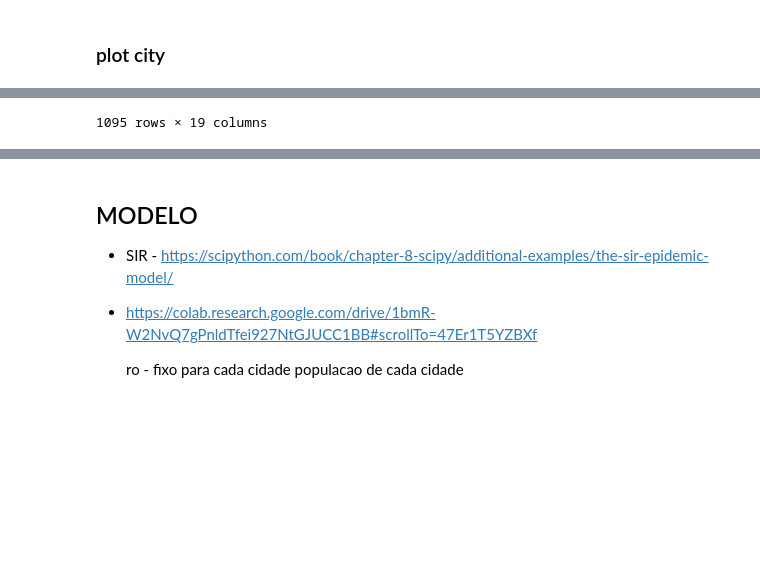
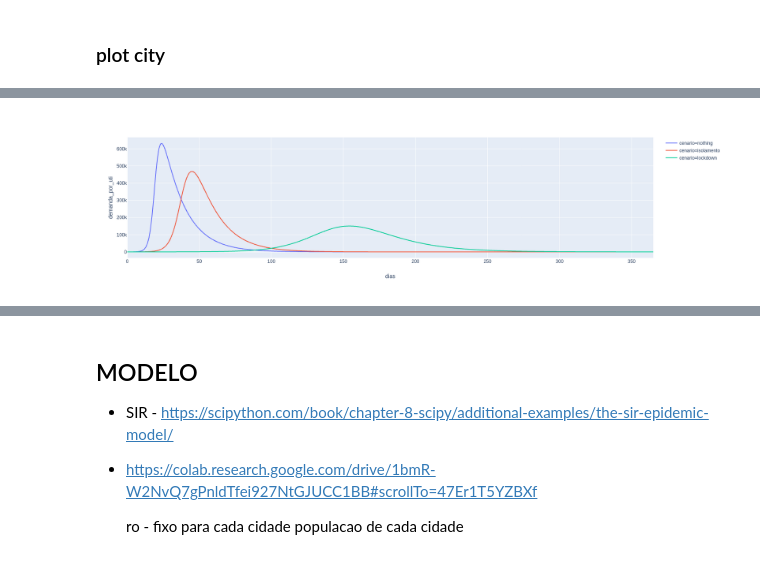
Before and after one commit to JoaoCarabetta/SimulaCovid, a Jupyter notebook: notebooks/tests_model.ipynb, the cells around one changed output, grey strips where cells are left out. Saved outputs shown, nothing was run; the diff lists cells and outputs as text; code cells hidden in the pictures; blank space fills up the shorter version.

```diff
--- a/notebooks/tests_model.ipynb
+++ b/notebooks/tests_model.ipynb
@@ -217,11 +173,13 @@ memory usage: 262.4+ KB
 df_cases2 = pd.read_csv('https://raw.githubusercontent.com/wcota/covid19br/master/cases-brazil-cities-time.csv')
 df_cases2 = df_cases2.sort_values(by='date', ascending=False)
 # %%
-from unidecode import unidecode
 df_cases2 = df_cases2.rename({'totalCases': 'confirmed', 'newCases': 'new_confirmed'}, axis=1)
 df_cases2 = df_cases2[df_cases2['state'] != 'TOTAL']
 
-df_cases2['municipio_uf'] = df_cases2['city'].str.replace('/', ' ').str.upper().apply(lambda x : unidecode(x))
+df_cases2['municipio_uf'] = df_cases2['city'].str.replace('/', ' ')
+
+df_cases2['municipio_uf'] = normalize_cols(df_cases2['municipio_uf'])
+
 df_cases2['place_type'] = 'city'
 
 df_cases2.head()
@@ -322,3 +259,27 @@ len(df_final)
+# %%
+parameters_statics = {
+                        'nothing'   : {'R_0':9},
+                        'isolamento': {'R_0':5},
+                        'lockdown'  : {'R_0':2}
+}
+
+# perc_leitos_ocupados = 78
+dias_doente = 15
+perc_infectados_internacao = 8
+# %%
+df_final = pd.DataFrame()
+
+for municipio in ['São Paulo']:
+    for scenario in dic_study.keys():
+        mask = df['municipio'] == municipio
+        df_city = df[mask]
+
+        dd = sir_results(df_city, parameters_statics,scenario, dias_doente, perc_infectados_internacao)
+        df_final = pd.concat([df_final,dd],axis=0)
+
+#     df_final.to_csv(OUTPUT_PATH / 'model_for_city_{}.csv'.format(study), index=False)
+
+# df_final.to_csv('../data/output/model_for_city.csv', index=False)
 # %%
 # municipio = 'São Paulo'
 # df_final = pd.DataFrame()
@@ -343,6 +311,6 @@ dd.head()
 # %%
 perc = 80
 
-fig = px.line(dd[dd['in_percentual_leitos_ocupados'] == perc], x='dias',y='demanda_por_uti', color='cenario')
+fig = px.line(dd, x='dias',y='demanda_por_uti', color='cenario')
 fig
 # %% [output]
@@ -366 +317 @@ fig
-1095 rows × 19 columns
+[figure, added]
```
Also changed, not shown: parts of 8 cells of this notebook, 1 other file.
